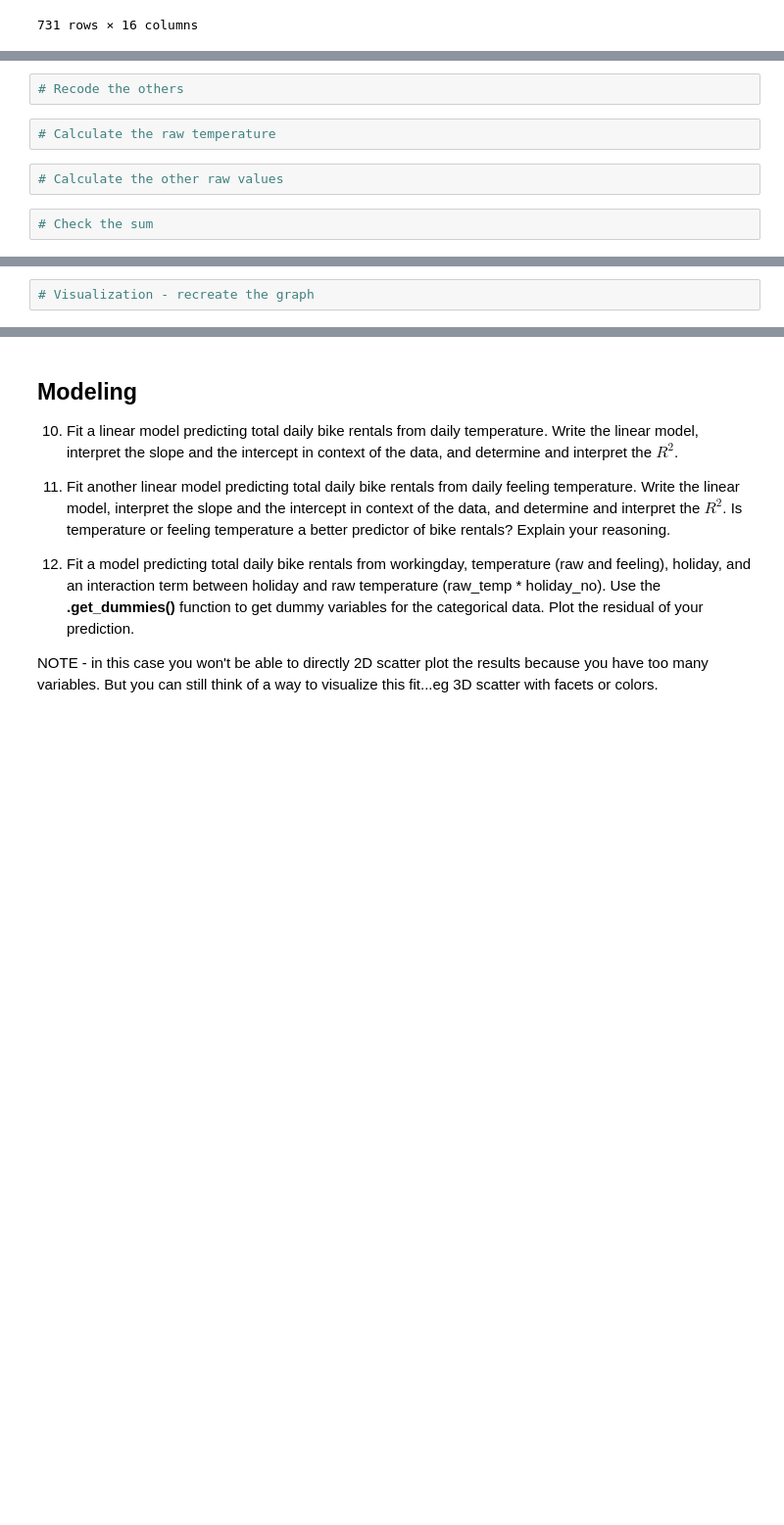
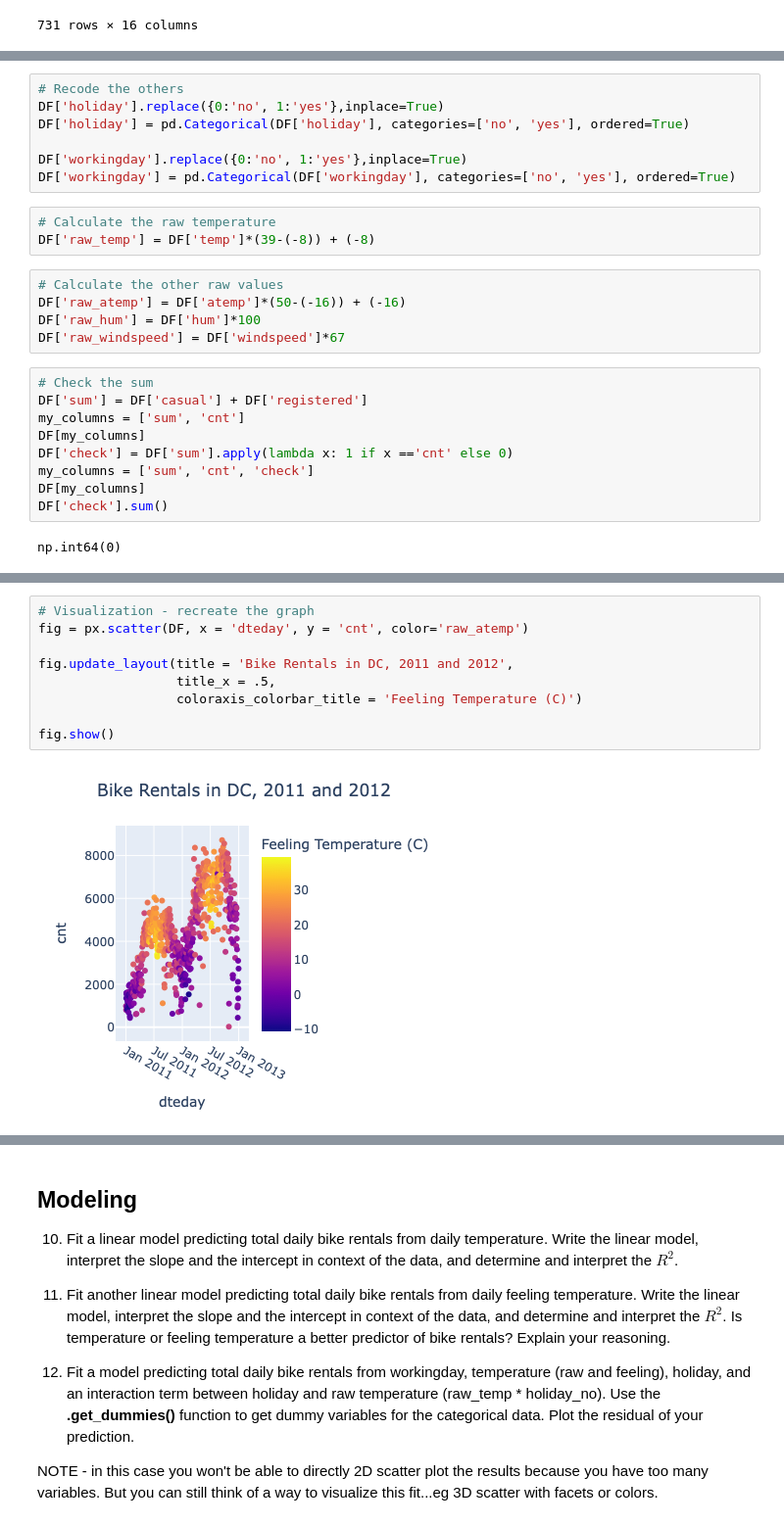
Before and after one commit to kayce-j/Data101study, a Jupyter notebook: Day17/Day17-HW.ipynb, the cells around one changed output, grey strips where cells are left out. Shown at 98% size. Cells and saved outputs as stored; diff of their text form; blank space fills up the shorter version.

```diff
--- a/Day17/Day17-HW.ipynb
+++ b/Day17/Day17-HW.ipynb
@@ -137,11 +139,29 @@ DF
 # %%
 # Recode the others
+DF['holiday'].replace({0:'no', 1:'yes'},inplace=True)
+DF['holiday'] = pd.Categorical(DF['holiday'], categories=['no', 'yes'], ordered=True)
+
+DF['workingday'].replace({0:'no', 1:'yes'},inplace=True)
+DF['workingday'] = pd.Categorical(DF['workingday'], categories=['no', 'yes'], ordered=True)
 # %%
 # Calculate the raw temperature
+DF['raw_temp'] = DF['temp']*(39-(-8)) + (-8)
 # %%
 # Calculate the other raw values
+DF['raw_atemp'] = DF['atemp']*(50-(-16)) + (-16)
+DF['raw_hum'] = DF['hum']*100
+DF['raw_windspeed'] = DF['windspeed']*67
 # %%
 # Check the sum
+DF['sum'] = DF['casual'] + DF['registered']
+my_columns = ['sum', 'cnt']
+DF[my_columns]
+DF['check'] = DF['sum'].apply(lambda x: 1 if x =='cnt' else 0)
+my_columns = ['sum', 'cnt', 'check']
+DF[my_columns]
+DF['check'].sum()
+# %% [output]
+np.int64(0)
 # %% [markdown]
 ## Exploratory data analysis
 
@@ -154,5 +174,14 @@ DF
 9.  Create a visualization displaying the relationship between bike rentals and season. Interpret the plot in context of the data.
 # %%
 # Visualization - recreate the graph
+fig = px.scatter(DF, x = 'dteday', y = 'cnt', color='raw_atemp')
+
+fig.update_layout(title = 'Bike Rentals in DC, 2011 and 2012',
+                  title_x = .5,
+                  coloraxis_colorbar_title = 'Feeling Temperature (C)')
+
+fig.show()
+# %% [output]
+[figure, added]
 # %%
 # Visualization - do your own thing
```
Also changed, not shown: parts of 8 cells of this notebook, 1 other file.
